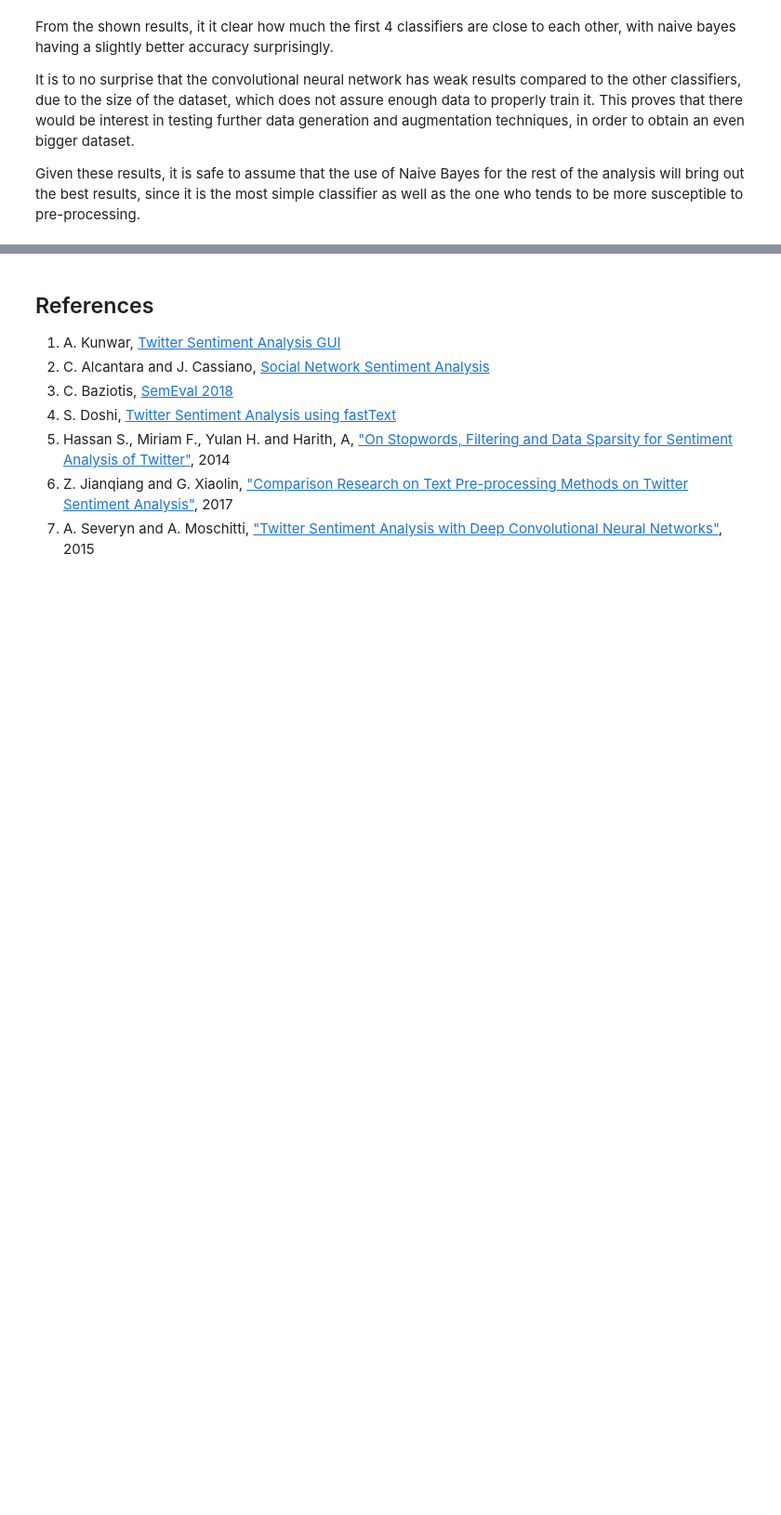
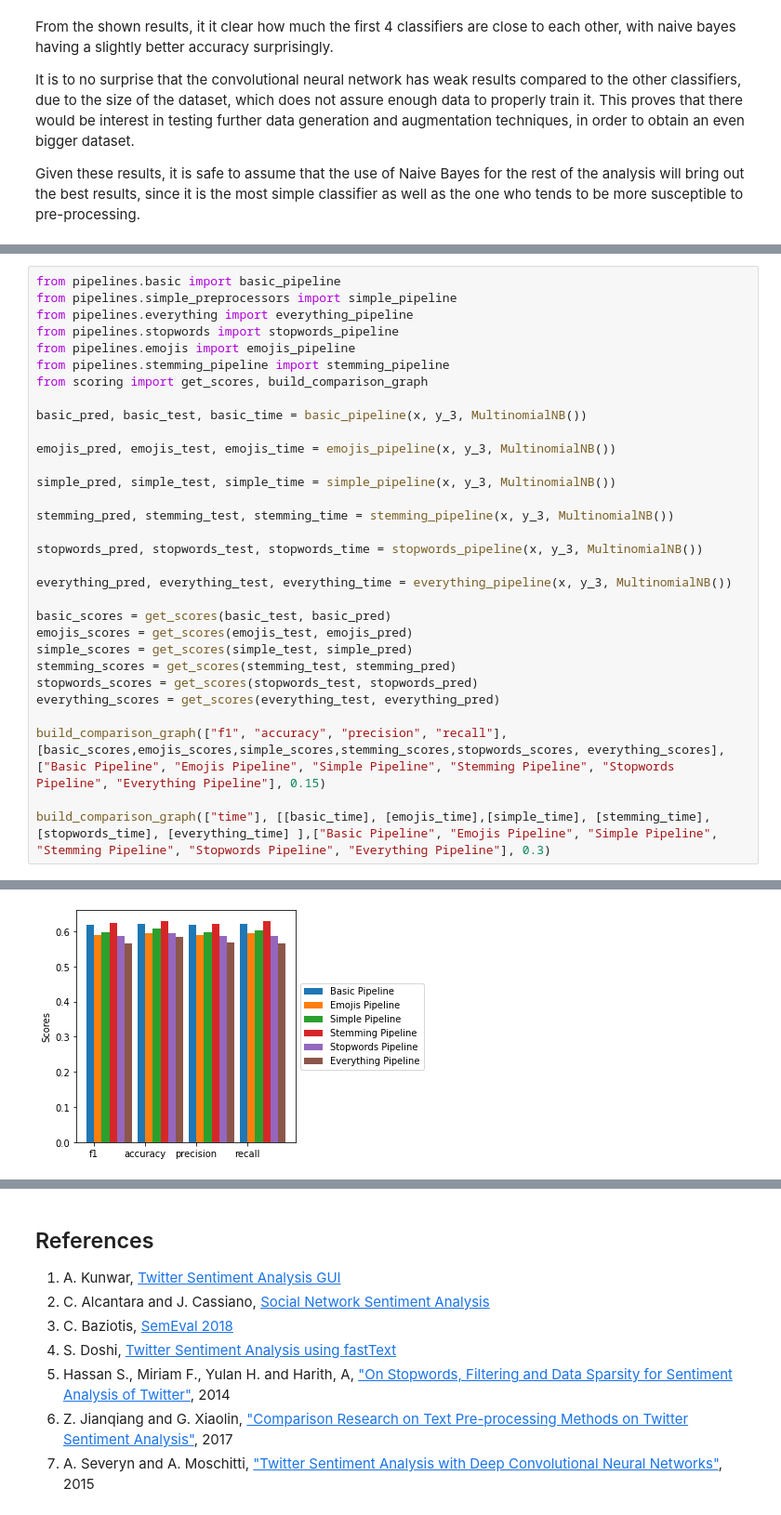
Before and after one commit to TitoGrine/IART_Project, a Jupyter notebook: Project_2/sentiment_analysis.ipynb, the cells around one changed output, grey strips where cells are left out. Shown at 93% size. Drawn from its saved outputs; the diff is of its cells as text; blank space fills up the shorter version.

```diff
--- a/Project_2/sentiment_analysis.ipynb
+++ b/Project_2/sentiment_analysis.ipynb
@@ -232,0 +238,32 @@ Given these results, it is safe to assume that the use of Naive Bayes for the re
+# %%
+from pipelines.basic import basic_pipeline
+from pipelines.simple_preprocessors import simple_pipeline
+from pipelines.everything import everything_pipeline
+from pipelines.stopwords import stopwords_pipeline
+from pipelines.emojis import emojis_pipeline
+from pipelines.stemming_pipeline import stemming_pipeline
+from scoring import get_scores, build_comparison_graph
+
+basic_pred, basic_test, basic_time = basic_pipeline(x, y_3, MultinomialNB())
+
+emojis_pred, emojis_test, emojis_time = emojis_pipeline(x, y_3, MultinomialNB())
+
+simple_pred, simple_test, simple_time = simple_pipeline(x, y_3, MultinomialNB())
+
+stemming_pred, stemming_test, stemming_time = stemming_pipeline(x, y_3, MultinomialNB())
+
+stopwords_pred, stopwords_test, stopwords_time = stopwords_pipeline(x, y_3, MultinomialNB())
+
+everything_pred, everything_test, everything_time = everything_pipeline(x, y_3, MultinomialNB())
+
+basic_scores = get_scores(basic_test, basic_pred)
+emojis_scores = get_scores(emojis_test, emojis_pred)
+simple_scores = get_scores(simple_test, simple_pred)
+stemming_scores = get_scores(stemming_test, stemming_pred)
+stopwords_scores = get_scores(stopwords_test, stopwords_pred)
+everything_scores = get_scores(everything_test, everything_pred)
+
+build_comparison_graph(["f1", "accuracy", "precision", "recall"], [basic_scores,emojis_scores,simple_scores,stemming_scores,stopwords_scores, everything_scores], ["Basic Pipeline", "Emojis Pipeline", "Simple Pipeline", "Stemming Pipeline", "Stopwords Pipeline", "Everything Pipeline"], 0.15)
+
+build_comparison_graph(["time"], [[basic_time], [emojis_time],[simple_time], [stemming_time], [stopwords_time], [everything_time] ],["Basic Pipeline", "Emojis Pipeline", "Simple Pipeline", "Stemming Pipeline", "Stopwords Pipeline", "Everything Pipeline"], 0.3)
+# %% [output]
@@ -232,0 +293 @@ Given these results, it is safe to assume that the use of Naive Bayes for the re
+[figure, added]
```
Also changed, not shown: parts of 8 cells of this notebook, 12 other files.
